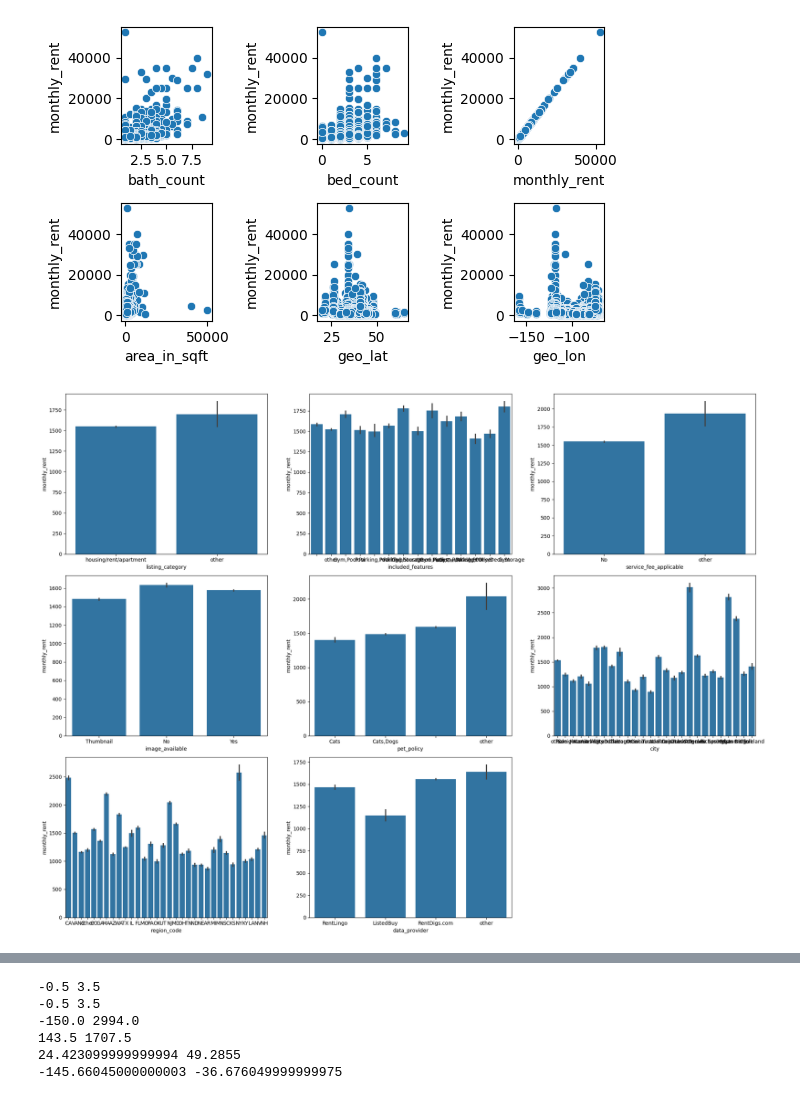
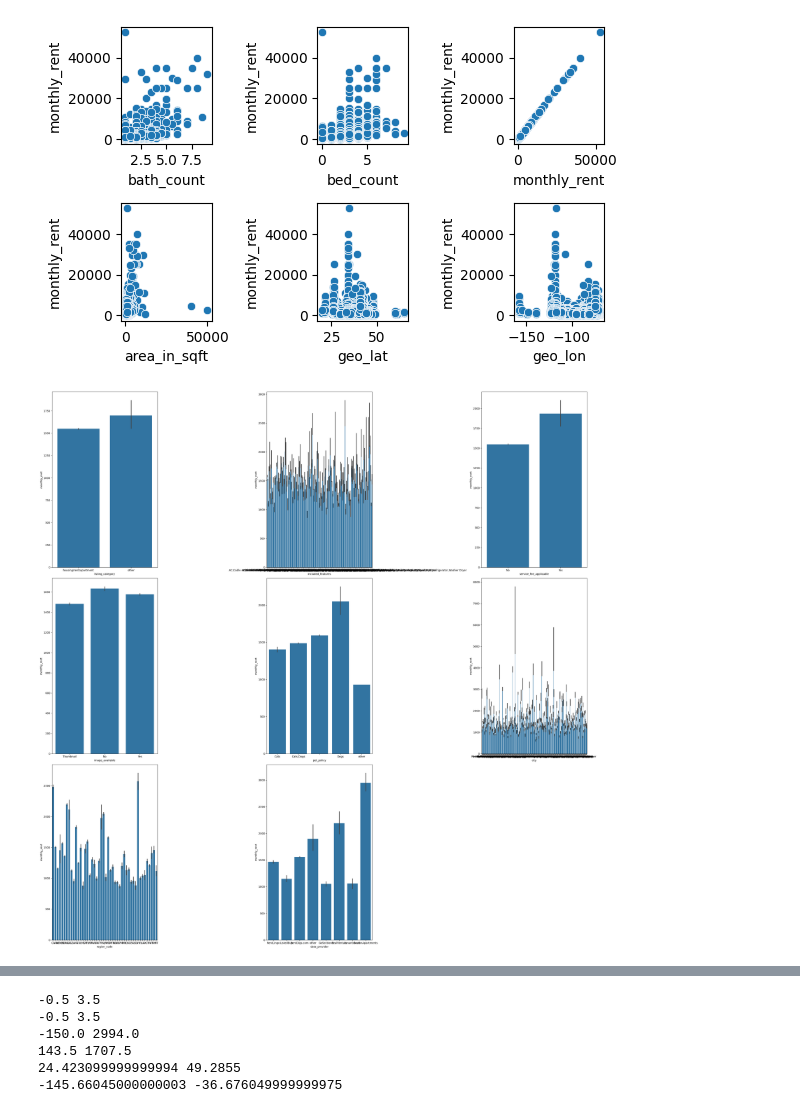
Before and after one commit to srikanthravipati27/ml, a Jupyter notebook: Project.ipynb, the cells around one changed output, grey strips where cells are left out. Cells and saved outputs as stored; diff of their text form; code cells hidden in the pictures.

```diff
--- a/Project.ipynb
+++ b/Project.ipynb
@@ -239,7 +239,7 @@ Name: count, dtype: int64
 cat=[col for col in cat if col!='payment_schedule']
 for i in cat:
   count=data[i].value_counts()
-  less_occured=count[count<500].index
+  less_occured=count[count<50].index
   data[i]=data[i].replace(less_occured,'other')
 # %%
 
@@ -284,15 +284,15 @@ plt.show()
 # %% [output]
 [figure]
 # %%
-plt.figure(figsize=(20,15))
+plt.figure(figsize=(30,30))
 for i in range(len(cat)):
   plt.subplot(3,3,i+1)
   sns.barplot(x=cat[i],y='monthly_rent',data=data)
   plt.xlabel(cat[i])
   plt.tight_layout()
 plt.show()
 # %% [output]
-[figure, old version]
+[figure, new version]
 # %%
 #drop payment schedule
 data=data.drop('payment_schedule',axis=1)
```
Also changed, not shown: parts of 8 cells of this notebook.
